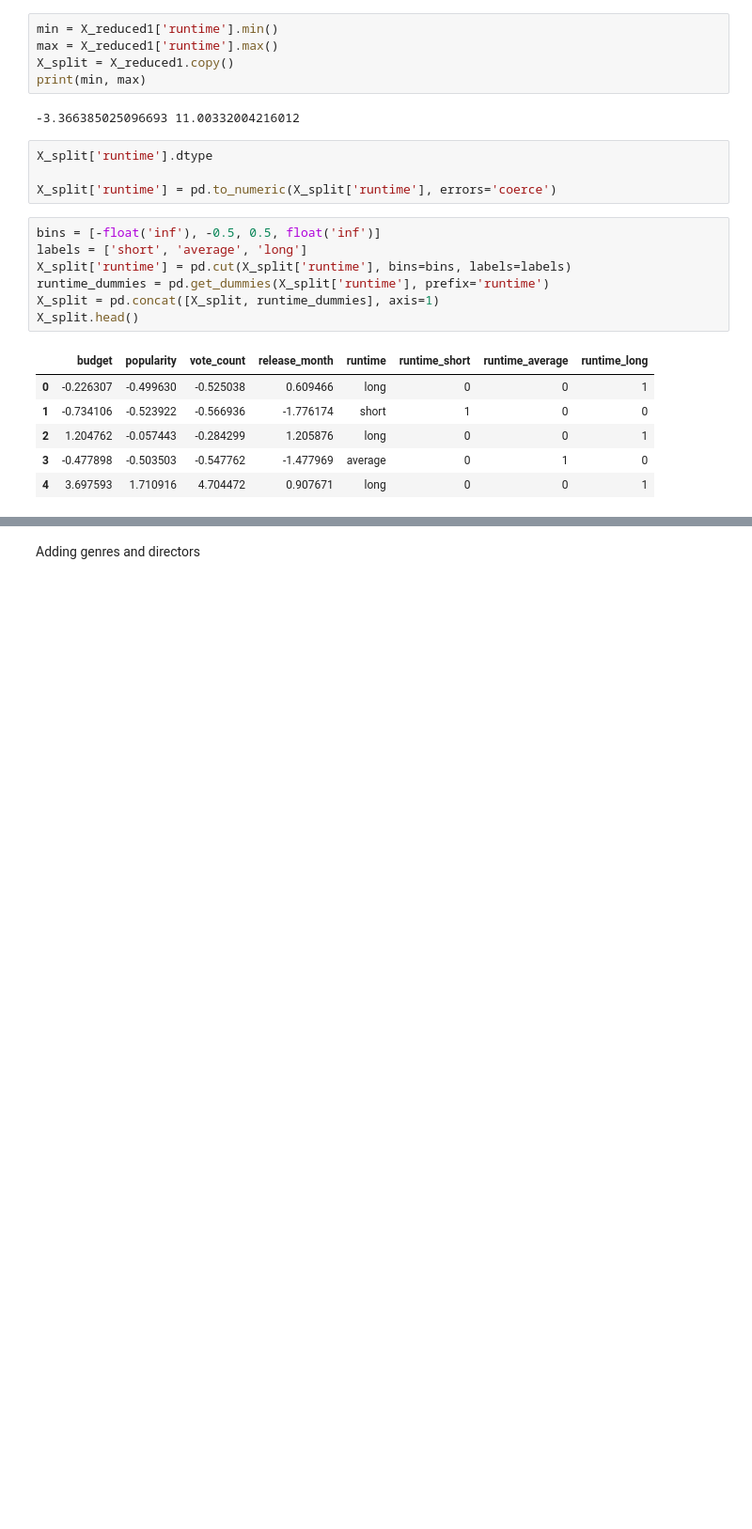
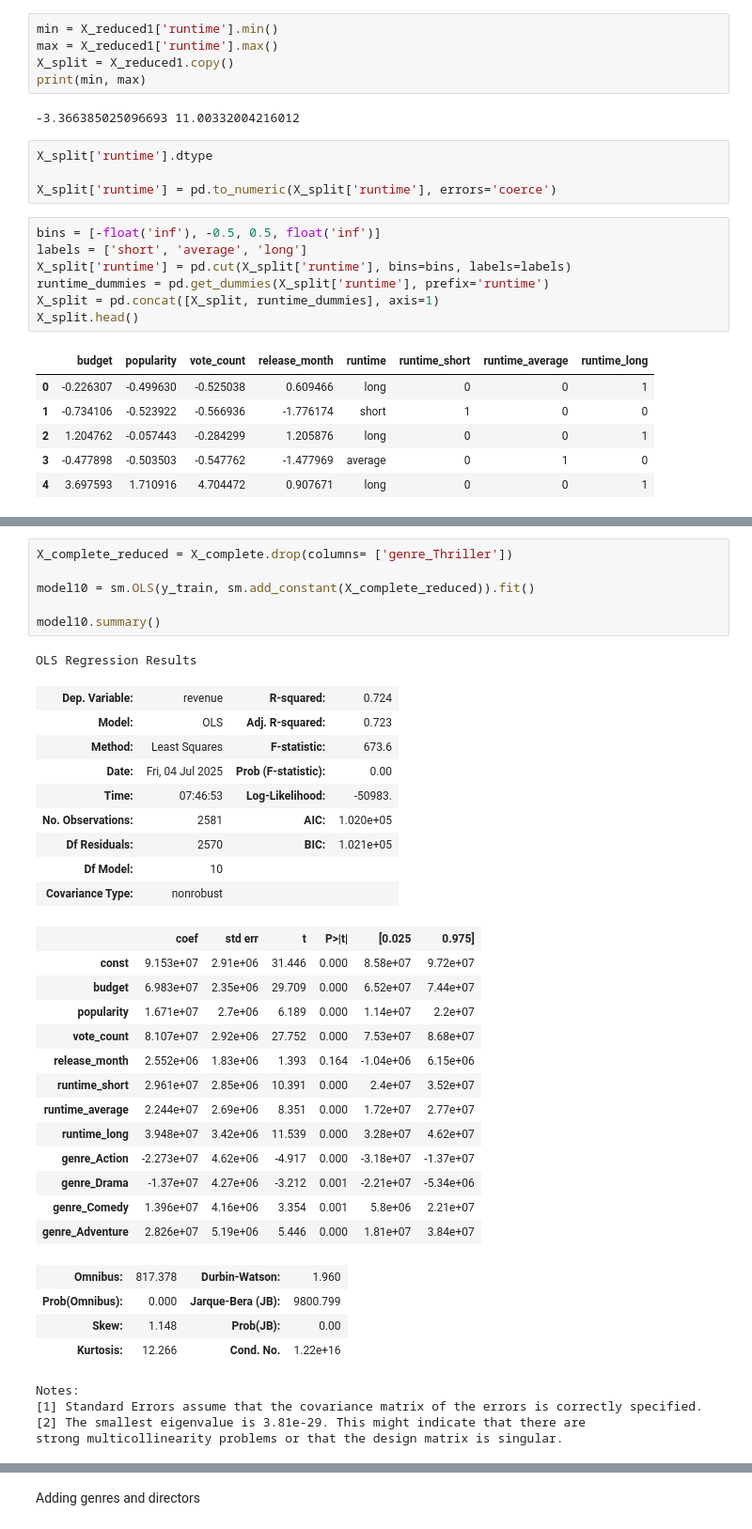
Before and after one commit to Assesa44/Movie-Revenue-Predictor, a Jupyter notebook: Notebooks/revenue_predictor.ipynb, the cells around one changed output, grey strips where cells are left out. Shown at 94% size. Drawn from its saved outputs; the diff is of its cells as text; blank space fills up the shorter version.

```diff
--- a/Notebooks/revenue_predictor.ipynb
+++ b/Notebooks/revenue_predictor.ipynb
@@ -1064,0 +1084,38 @@ MissingDataError: exog contains inf or nans
+# %%
+X_complete_reduced = X_complete.drop(columns= ['genre_Thriller'])
+
+model10 = sm.OLS(y_train, sm.add_constant(X_complete_reduced)).fit()
+
+model10.summary()
+# %% [output]
+OLS Regression Results
+| Dep. Variable: | revenue | R-squared: | 0.724 |
+| Model: | OLS | Adj. R-squared: | 0.723 |
+| Method: | Least Squares | F-statistic: | 673.6 |
+| Date: | Fri, 04 Jul 2025 | Prob (F-statistic): | 0.00 |
+| Time: | 07:46:53 | Log-Likelihood: | -50983. |
+| No. Observations: | 2581 | AIC: | 1.020e+05 |
+| Df Residuals: | 2570 | BIC: | 1.021e+05 |
+| Df Model: | 10 |  |  |
+| Covariance Type: | nonrobust |  |  |
+|  | coef | std err | t | P>|t| | [0.025 | 0.975] |
+| const | 9.153e+07 | 2.91e+06 | 31.446 | 0.000 | 8.58e+07 | 9.72e+07 |
+| budget | 6.983e+07 | 2.35e+06 | 29.709 | 0.000 | 6.52e+07 | 7.44e+07 |
+| popularity | 1.671e+07 | 2.7e+06 | 6.189 | 0.000 | 1.14e+07 | 2.2e+07 |
+| vote_count | 8.107e+07 | 2.92e+06 | 27.752 | 0.000 | 7.53e+07 | 8.68e+07 |
+| release_month | 2.552e+06 | 1.83e+06 | 1.393 | 0.164 | -1.04e+06 | 6.15e+06 |
+| runtime_short | 2.961e+07 | 2.85e+06 | 10.391 | 0.000 | 2.4e+07 | 3.52e+07 |
+| runtime_average | 2.244e+07 | 2.69e+06 | 8.351 | 0.000 | 1.72e+07 | 2.77e+07 |
+| runtime_long | 3.948e+07 | 3.42e+06 | 11.539 | 0.000 | 3.28e+07 | 4.62e+07 |
+| genre_Action | -2.273e+07 | 4.62e+06 | -4.917 | 0.000 | -3.18e+07 | -1.37e+07 |
+| genre_Drama | -1.37e+07 | 4.27e+06 | -3.212 | 0.001 | -2.21e+07 | -5.34e+06 |
+| genre_Comedy | 1.396e+07 | 4.16e+06 | 3.354 | 0.001 | 5.8e+06 | 2.21e+07 |
+| genre_Adventure | 2.826e+07 | 5.19e+06 | 5.446 | 0.000 | 1.81e+07 | 3.84e+07 |
+| Omnibus: | 817.378 | Durbin-Watson: | 1.960 |
+| Prob(Omnibus): | 0.000 | Jarque-Bera (JB): | 9800.799 |
+| Skew: | 1.148 | Prob(JB): | 0.00 |
+| Kurtosis: | 12.266 | Cond. No. | 1.22e+16 |
+Notes:
+[1] Standard Errors assume that the covariance matrix of the errors is correctly specified.
+[2] The smallest eigenvalue is 3.81e-29. This might indicate that there are
+strong multicollinearity problems or that the design matrix is singular.
```
Also changed, not shown: parts of 18 cells of this notebook.
